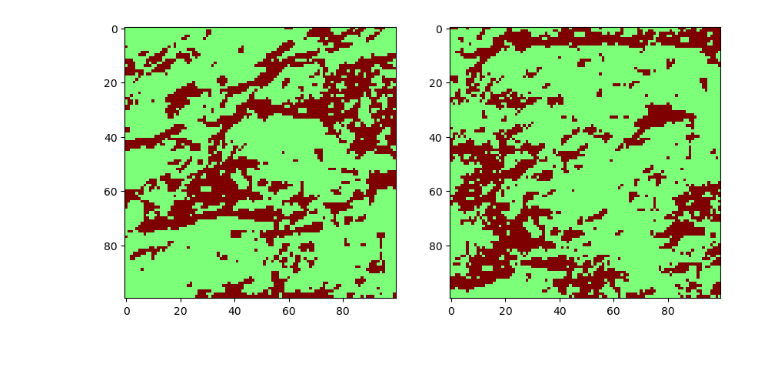
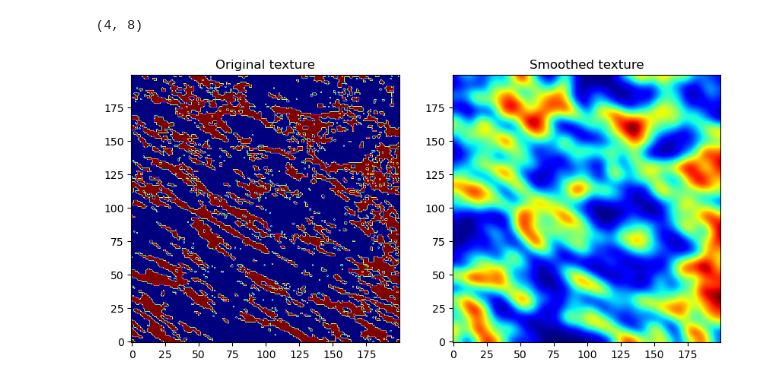
Before and after one commit to TiNezlobinsky/BiTis, a Jupyter notebook: examples/ds_tutorial.ipynb, the cells around one changed output. Drawn from its saved outputs; the diff is of its cells as text; code cells hidden in the pictures; blank space fills up the shorter version.

Commit message:
Add multivariate simulation

```diff
--- a/examples/ds_tutorial.ipynb
+++ b/examples/ds_tutorial.ipynb
@@ -1,46 +1,39 @@
 # %%
 from pathlib import Path
 import ast
 import numpy as np
 import pandas as pd
 import matplotlib.pyplot as plt
-
-import bitis as bt
-
+from scipy.ndimage import gaussian_filter
 
 df = pd.read_csv(Path("/Users/arstanbek/Projects/fibrosis/BiTis/datasets") / "tissue_dataset.csv")
 
 # Convert string representation of numpy arrays to numpy arrays:
 df['Tissue Matrix'] = df['Tissue Matrix'].apply(
     lambda x: np.array(ast.literal_eval(x))
 )
 df['Tissue size'] = df['Tissue size'].apply(
     lambda x: ast.literal_eval(x)
 )
 
 # Filter the dataset to extract one specific texture that meets the criteria:
 filtered_df = df[(df['Density'].between(0.3, 0.35)) &
                  (df['Elongation'] > 2.5)]
+
+print(filtered_df.shape)
 texture = filtered_df["Tissue Matrix"].iloc[0]
 
 # 1 - healthy tissue, 2 - fibrosis
-texture = np.where(texture == 0, 1, 2)
+texture = np.where(texture == 0, 1, 2).astype(np.float32)
 
-texture_ = texture[-100:, -100:]
-simulation_tex = np.zeros(texture_.shape)
-simulation = bt.AdaptiveSampling(simulation_tex,
-                                 texture_,
-                                 max_known_pixels=30,
-                                 max_template_size=50,
-                                 min_template_size=5,
-                                 min_distance=0.0,
-                                 min_known_pixels=10)
+texture_smoothed = gaussian_filter(texture, sigma=5)
 
-simulated_tex = simulation.run()
-
-fig, ax = plt.subplots(1, 2, figsize=(10, 5))
-ax[0].imshow(texture_, vmin=0, vmax=2, cmap='jet')
-ax[1].imshow(simulated_tex, vmin=0, vmax=2, cmap='jet')
+fig, axs = plt.subplots(1, 2, figsize=(10, 5))
+axs[0].imshow(texture, cmap='jet', origin='lower')
+axs[0].set_title('Original texture')
+axs[1].imshow(texture_smoothed, cmap='jet', origin='lower')
+axs[1].set_title('Smoothed texture')
 plt.show()
 # %% [output]
+(4, 8)
-[figure, old version]
+[figure, new version]
```
Also changed, not shown: parts of 4 cells of this notebook, 8 other files.
